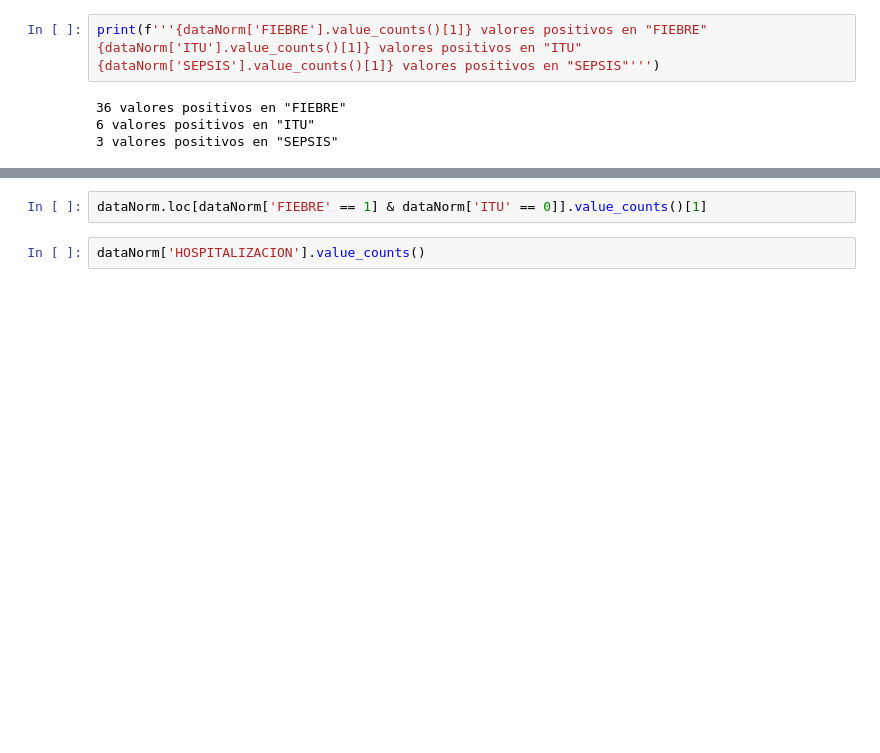
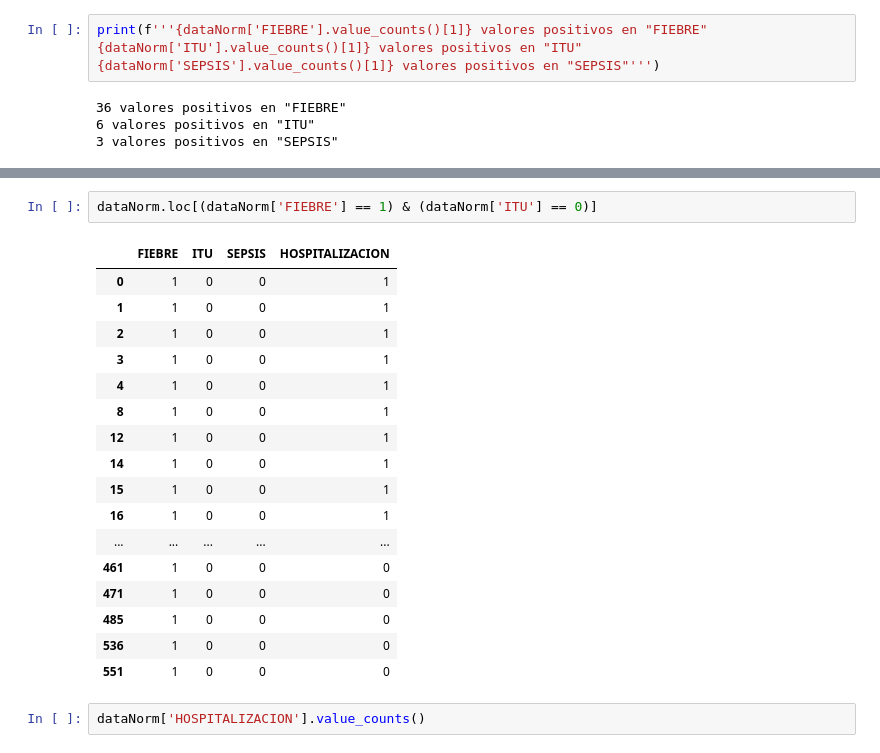
Before and after one commit to whipped-coffee/M06-Proyecto-Integrador-Machine-Learning, a Jupyter notebook: OriginalData/EDA.ipynb, the cells around one changed output, grey strips where cells are left out. Drawn from its saved outputs; the diff is of its cells as text; blank space fills up the shorter version.

```diff
--- a/OriginalData/EDA.ipynb
+++ b/OriginalData/EDA.ipynb
@@ -181,5 +201,23 @@ print(f'''{dataNorm['FIEBRE'].value_counts()[1]} valores positivos en "FIEBRE"
 # %%
-dataNorm.loc[dataNorm['FIEBRE' == 1] & dataNorm['ITU' == 0]].value_counts()[1]
+dataNorm.loc[(dataNorm['FIEBRE'] == 1) & (dataNorm['ITU'] == 0)]
+# %% [output]
+|  | FIEBRE | ITU | SEPSIS | HOSPITALIZACION |
+| 0 | 1 | 0 | 0 | 1 |
+| 1 | 1 | 0 | 0 | 1 |
+| 2 | 1 | 0 | 0 | 1 |
+| 3 | 1 | 0 | 0 | 1 |
+| 4 | 1 | 0 | 0 | 1 |
+| 8 | 1 | 0 | 0 | 1 |
+| 12 | 1 | 0 | 0 | 1 |
+| 14 | 1 | 0 | 0 | 1 |
+| 15 | 1 | 0 | 0 | 1 |
+| 16 | 1 | 0 | 0 | 1 |
+| ... | ... | ... | ... | ... |
+| 461 | 1 | 0 | 0 | 0 |
+| 471 | 1 | 0 | 0 | 0 |
+| 485 | 1 | 0 | 0 | 0 |
+| 536 | 1 | 0 | 0 | 0 |
+| 551 | 1 | 0 | 0 | 0 |
 # %%
 dataNorm['HOSPITALIZACION'].value_counts()
 # %% [output]
```
Also changed, not shown: parts of 1 cell of this notebook.
